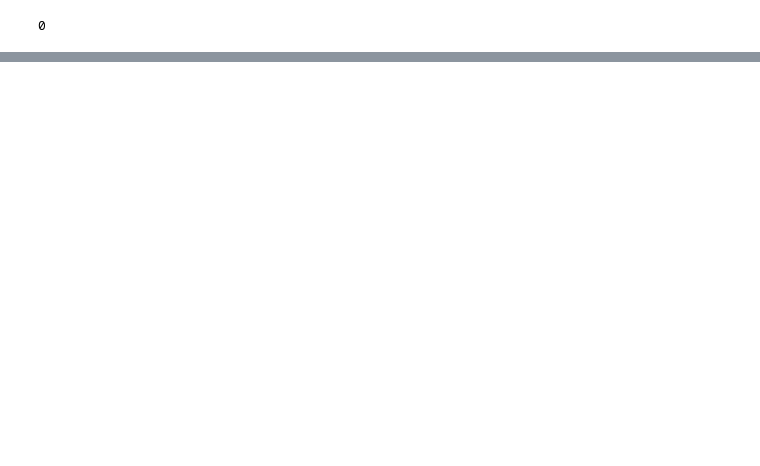
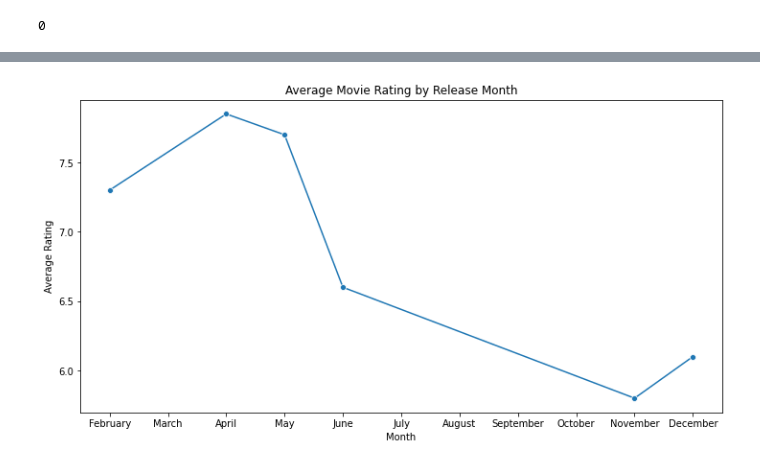
Before and after one commit to Graham-49/Phase2-project, a Jupyter notebook: notebooks/charity.ipynb, the cells around one changed output, grey strips where cells are left out. Saved outputs shown, nothing was run; the diff lists cells and outputs as text; code cells hidden in the pictures; blank space fills up the shorter version.

```diff
--- a/notebooks/charity.ipynb
+++ b/notebooks/charity.ipynb
@@ -316,0 +428,5 @@ im_df.head()
+# %%
+# Converting release_date to datetime
+merged_df['release_date'] = pd.to_datetime(merged_df['release_date'], errors='coerce')
+
+merged_df.info()
@@ -316,0 +451,12 @@ im_df.head()
+# %%
+#extracting release month from release_date column
+merged_df['release_month'] = merged_df['release_date'].dt.month_name()
+# %%
+avg_rating_by_month = merged_df.groupby('release_month', as_index=False)['averagerating'].mean()
+
+# Sort months in calendar order
+months_order = ['January','February','March','April','May','June','July','August','September','October','November','December']
+avg_rating_by_month['release_month'] = pd.Categorical(avg_rating_by_month['release_month'], categories=months_order, ordered=True)
+avg_rating_by_month = avg_rating_by_month.sort_values('release_month')
+
+print(avg_rating_by_month)
@@ -316,0 +471,10 @@ im_df.head()
+# %%
+
+plt.figure(figsize=(12, 6))
+sns.lineplot(data=avg_rating_by_month, x='release_month', y='averagerating', marker='o')
+plt.title("Average Movie Rating by Release Month")
+plt.xlabel("Month")
+plt.ylabel("Average Rating")
+plt.show()
+# %% [output]
+[figure, added]
```
Also changed, not shown: parts of 22 cells of this notebook.
